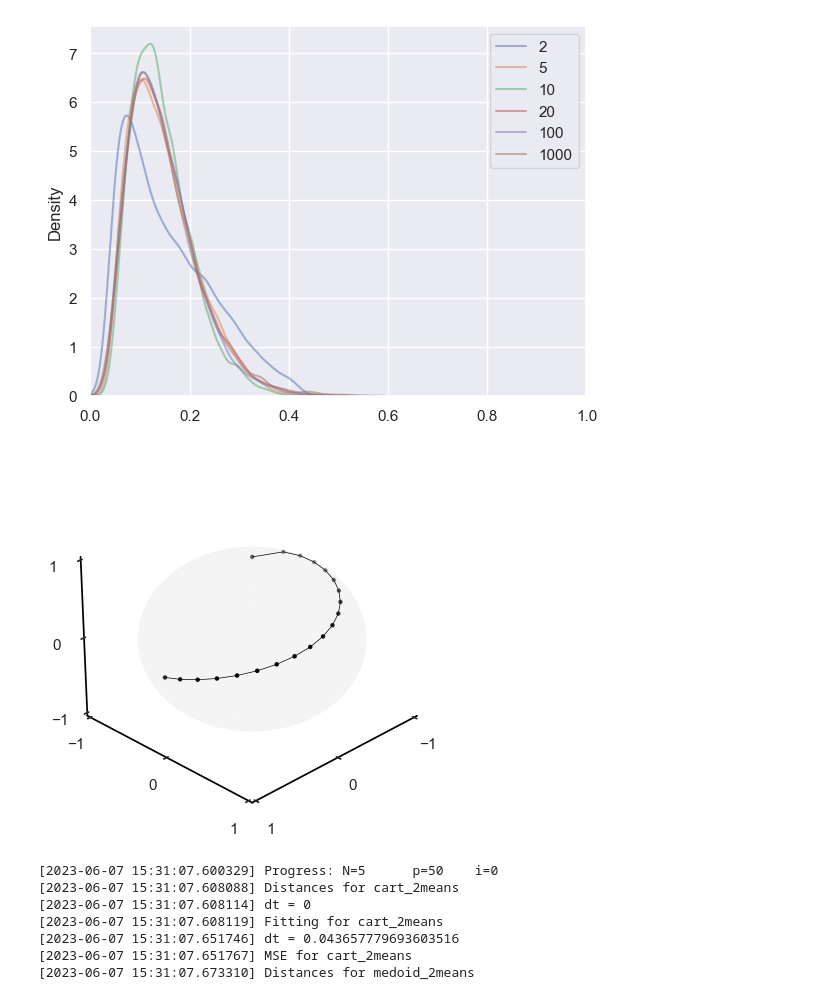
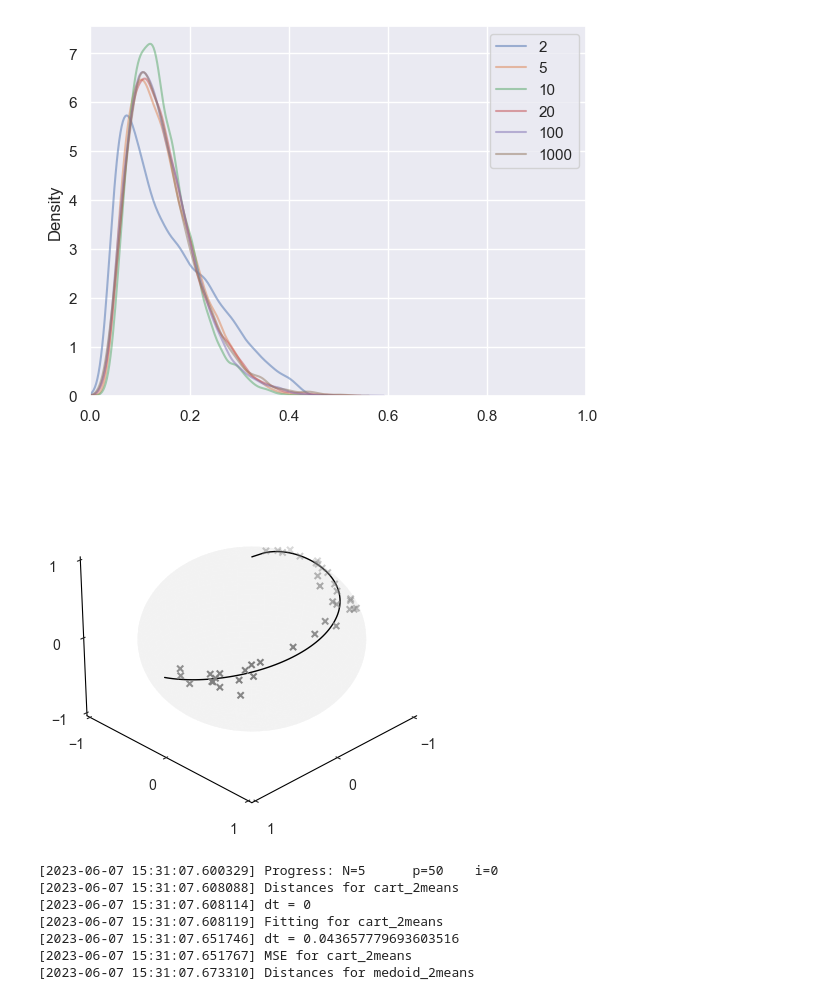
Before and after one commit to matthieubulte/pyfrechet, a Jupyter notebook: benchmark/sphere.ipynb, the cells around one changed output. Drawn from its saved outputs; the diff is of its cells as text; code cells hidden in the pictures.

```diff
--- a/benchmark/sphere.ipynb
+++ b/benchmark/sphere.ipynb
@@ -22,54 +22,66 @@ import sys, os; sys.path.append(os.path.dirname(os.getcwd()))
 import numpy as np
 import matplotlib.pyplot as plt
 from mpl_toolkits.mplot3d import Axes3D
 from pyfrechet.metric_spaces import *
 
-np.random.seed(42)
+import seaborn as sns
+# sns.set_style("whitegrid")
 
 fig = plt.figure()
 ax = fig.add_subplot(111, projection='3d')
 
-
-ax.margins(x=0,y=0, tight=True)
-ax.set_facecolor('white')
-
-
-# Set color of pane edges to white
-ax.w_xaxis.set_pane_color((1.0, 1.0, 1.0, 1.0));ax.w_yaxis.set_pane_color((1.0, 1.0, 1.0, 1.0));ax.w_zaxis.set_pane_color((1.0, 1.0, 1.0, 1.0))
-
-# Set color of the grid lines
-ax.w_xaxis.line.set_color((0.0, 0.0, 0.0, 1.0)); ax.w_yaxis.line.set_color((0.0, 0.0, 0.0, 1.0)); ax.w_zaxis.line.set_color((0.0, 0.0, 0.0, 1.0))
-ax.set_xticks([-1, 0, 1]); ax.set_yticks([-1, 0, 1]); ax.set_zticks([-1, 0, 1])
-ax.set_xlim(-1, 1); ax.set_ylim(-1, 1); ax.set_zlim(-1, 1)
 
 def m(z):
     dz = np.sqrt(1 - z**2)
     pz = np.pi * z
     y= np.c_[dz * np.cos(pz), dz * np.sin(pz), z]
     return y
+
+
+def plot_some_data(N, ax):
+    M = Sphere(2)
+    def add_noise(x, sig):
+        v = sig * np.random.normal(size=(M.manifold.dim+1,))
+        pvx = v - np.dot(x, v) * x
+        return M.manifold.metric.exp(pvx, x)
+    mx = m(np.random.rand(N))
+    y = 1.04*np.array([ add_noise(mx[i,:], 0.1) for i in range(N)])
+    ax.scatter(y[:,0], y[:,1], y[:,2], depthshade=True, color='grey', marker='x')
 
 # Make data for the sphere
 u = np.linspace(0, 2 * np.pi, 100)
 v = np.linspace(0, np.pi, 100)
 x = np.outer(np.cos(u), np.sin(v))
 y = np.outer(np.sin(u), np.sin(v))
 z = np.outer(np.ones(np.size(u)), np.cos(v))
 
 # Plot the sphere
-ax.plot_surface(x, y, z, edgecolor='none', color=(0.95,0.95,0.95), alpha=0.5, shade=False)
+ax.plot_surface(x, y, z, edgecolor='none', color=(0.95,0.95,0.95), alpha=0.75, shade=False)
 
 # make a dataset
-P = 1.04*m(np.linspace(0,1,20))
-ax.scatter(P[:,0], P[:,1], P[:,2], depthshade=True, color='black', s=5)
-# ax.scatter(P[:,0], P[:,1], -np.ones(20), color='red', depthshade=False, s=5)
-# ax.scatter(P[:,0], -np.ones(20), P[:,2], color='red', depthshade=False, s=5)
-# ax.scatter(P[:1,0], P[:1,1], P[:1,2], color='red')
-ax.plot(P[:,0], P[:,1], P[:,2], color='black', linewidth=0.5)
+P = 1.04*m(np.linspace(0,1,100))
+# ax.scatter(P[:,0], P[:,1], P[:,2], depthshade=True, color='black', s=10)
+ax.plot(P[:,0], P[:,1], P[:,2], color='black', linewidth=1)
+
+plot_some_data(40, ax)
 
 ax.view_init(27, 45)
+
+ax.margins(x=0,y=0, tight=True)
+ax.set_facecolor('white')
+
+# Set color of pane edges to white
+ax.w_xaxis.set_pane_color((1.0, 1.0, 1.0, 1.0));ax.w_yaxis.set_pane_color((1.0, 1.0, 1.0, 1.0));ax.w_zaxis.set_pane_color((1.0, 1.0, 1.0, 1.0))
+
+# Set color of the grid lines
+ax.w_xaxis.line.set_color((0.0, 0.0, 0.0, 1.0)); ax.w_yaxis.line.set_color((0.0, 0.0, 0.0, 1.0)); ax.w_zaxis.line.set_color((0.0, 0.0, 0.0, 1.0))
+ax.set_xticks([-1, 0, 1]); ax.set_yticks([-1, 0, 1]); ax.set_zticks([-1, 0, 1])
+ax.set_xlim(-1, 1); ax.set_ylim(-1, 1); ax.set_zlim(-1, 1)
+ax.grid(False)
+
 plt.savefig('./plots/sample_sphere.pdf')
 # %% [output]
-[figure, old version]
+[figure, new version]
 # %%
 import sys, os; sys.path.append(os.path.dirname(os.getcwd()))
 
```
Also changed, not shown: parts of 3 cells of this notebook, 12 other files.
